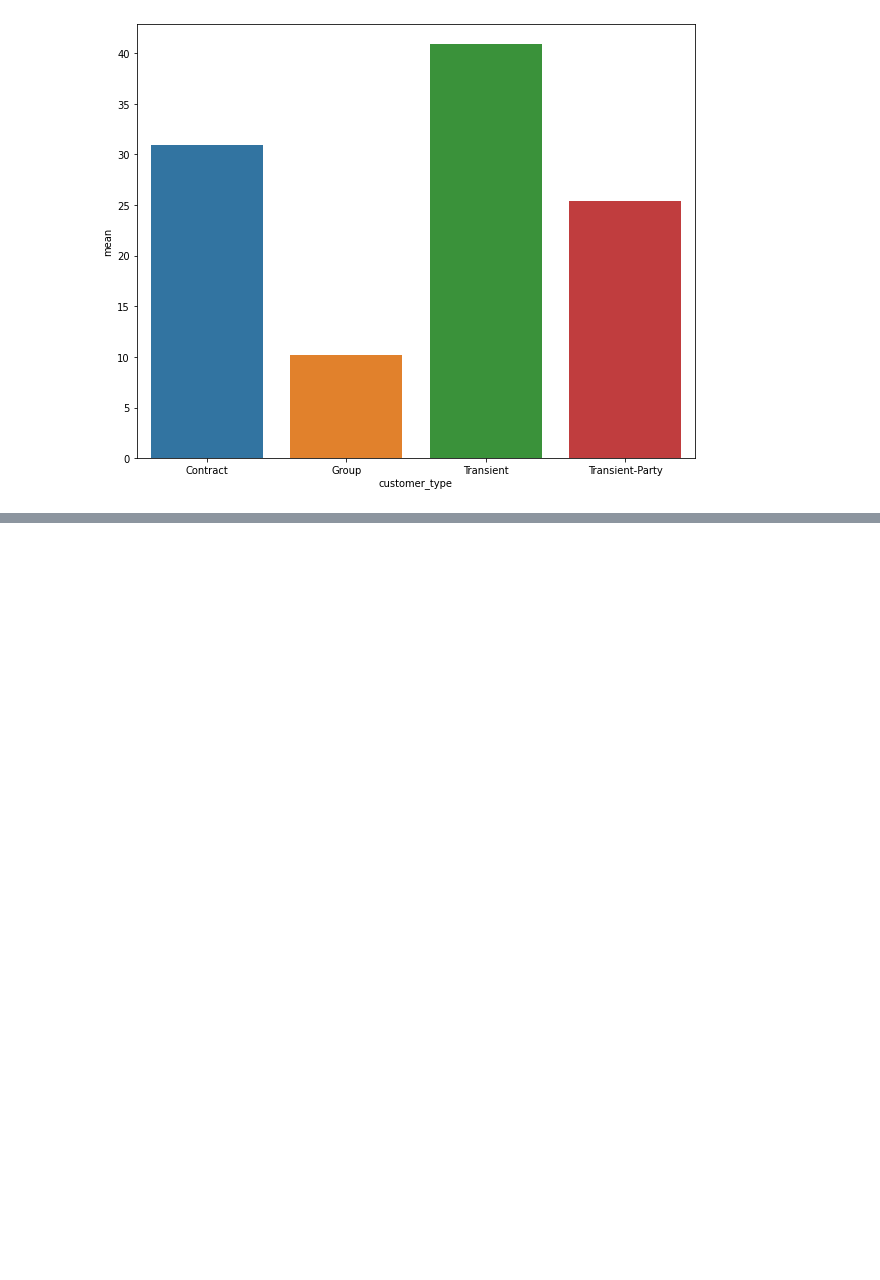
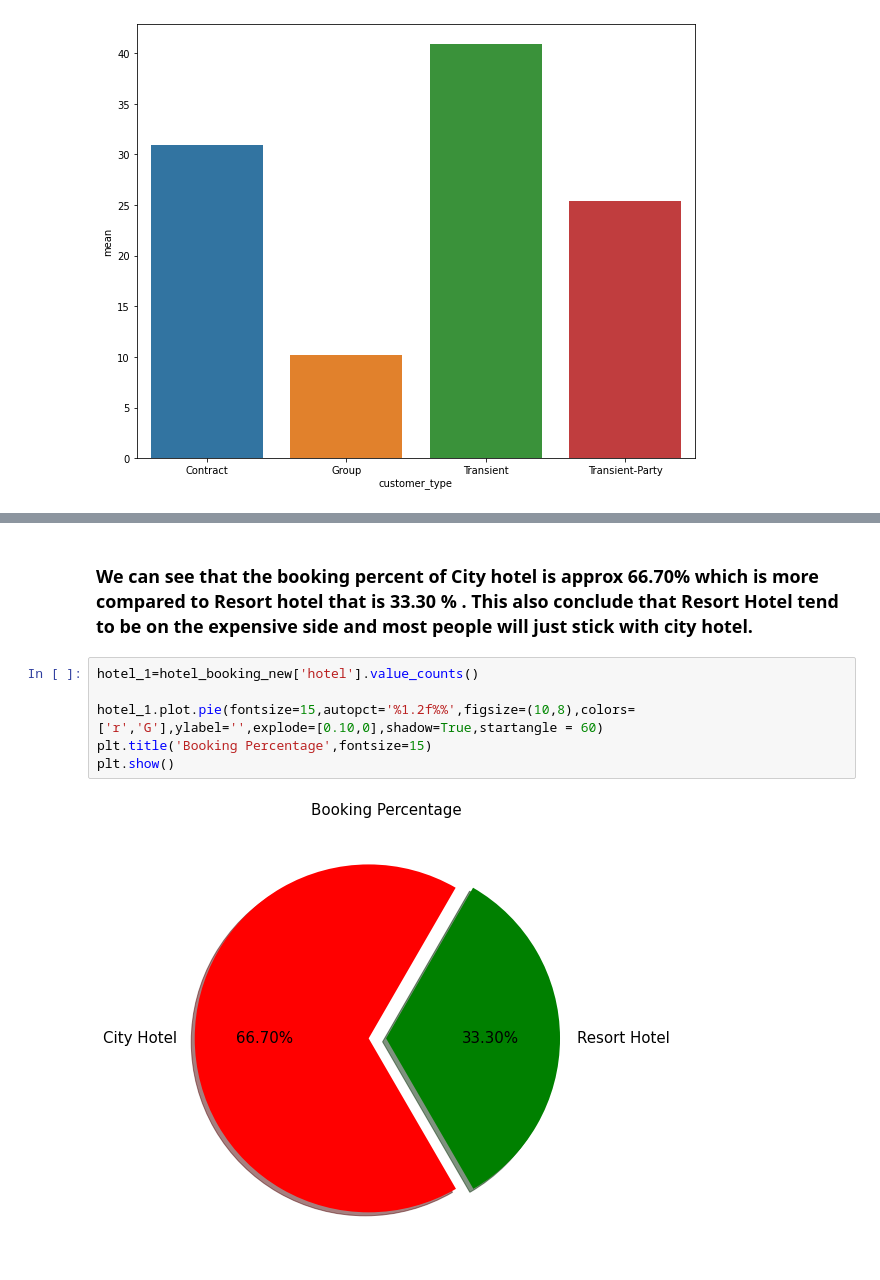
Before and after one commit to Achin120/Hotel-Booking-Analysis-, a Jupyter notebook: Achin_Hotel_Booking_Analysis_Capstone_Project.ipynb, the cells around one changed output, grey strips where cells are left out. Cells and saved outputs as stored; diff of their text form; blank space fills up the shorter version.

```diff
--- a/Achin_Hotel_Booking_Analysis_Capstone_Project.ipynb
+++ b/Achin_Hotel_Booking_Analysis_Capstone_Project.ipynb
@@ -621,0 +655,10 @@ plt.show()
+# %% [markdown]
+### **We can see that the booking percent of City hotel is  approx 66.70% which is more compared to Resort hotel that is 33.30 % .  This also conclude that Resort Hotel tend to be on the expensive side and most people will just stick with city hotel.**
+# %%
+hotel_1=hotel_booking_new['hotel'].value_counts()
+
+hotel_1.plot.pie(fontsize=15,autopct='%1.2f%%',figsize=(10,8),colors=['r','G'],ylabel='',explode=[0.10,0],shadow=True,startangle = 60)
+plt.title('Booking Percentage',fontsize=15)
+plt.show()
+# %% [output]
+[figure, added]
```
Also changed, not shown: parts of 23 cells of this notebook.
